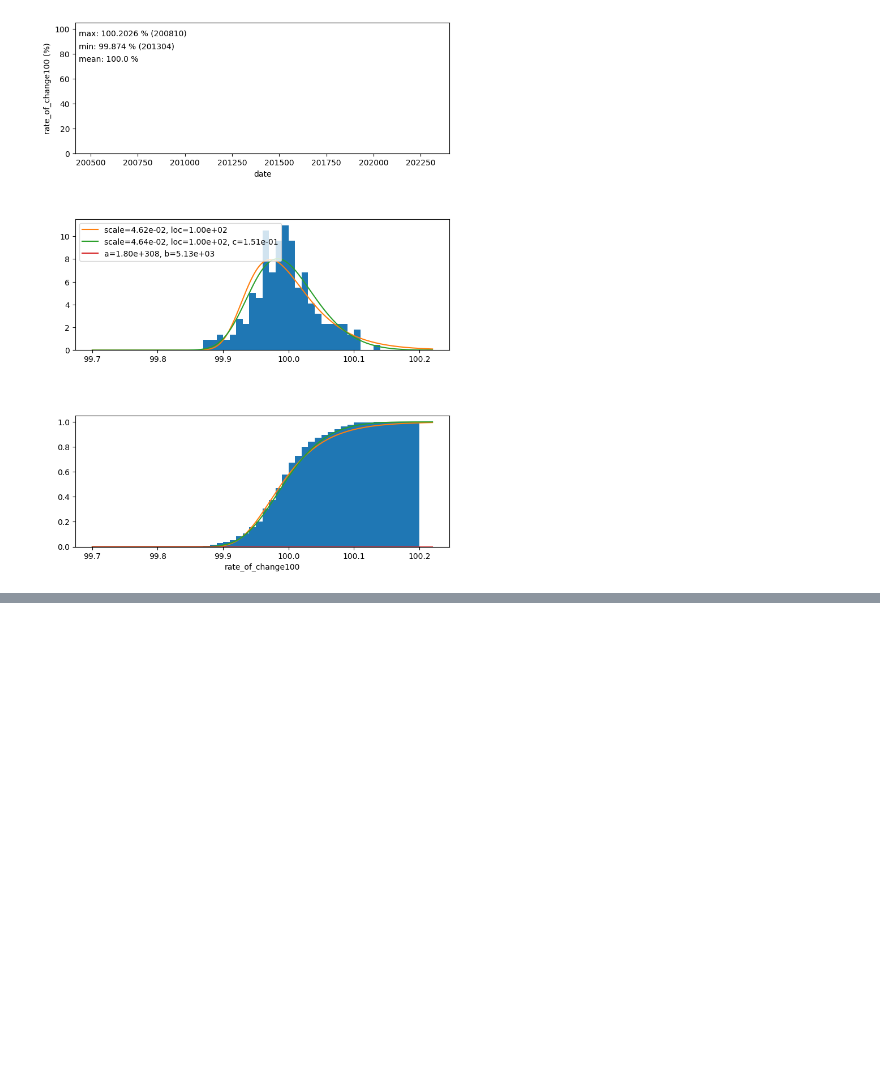
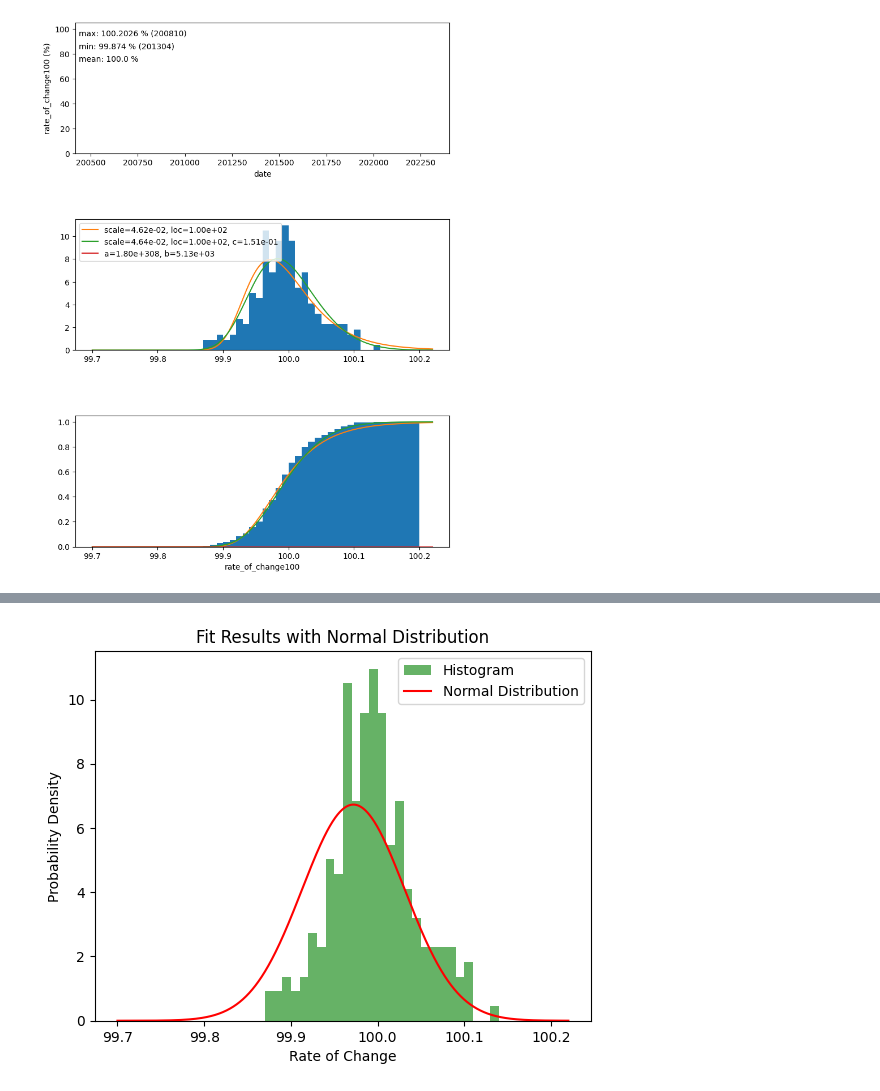
Before and after one commit to TomoharuKurosu/Tomoaharu_Kurosu_2023, a Jupyter notebook: 100年に一度_株価変化率.ipynb, the cells around one changed output, grey strips where cells are left out. Saved outputs shown, nothing was run; the diff lists cells and outputs as text; code cells hidden in the pictures; blank space fills up the shorter version.

```diff
--- a/100年に一度_株価変化率.ipynb
+++ b/100年に一度_株価変化率.ipynb
@@ -564,0 +622,30 @@ plt.savefig(out_fig_path, transparent=False)
+# %%
+#正規分布　試し
+import matplotlib.pyplot as plt
+import numpy as np
+import scipy.stats as ss
+
+# rate_of_change100データから正規分布のパラメータを推定
+loc_gumbel, scale_gumbel = ss.gumbel_r.fit(rate_of_change100, method='MLE')
+
+# 正規分布の平均と標準偏差に変換
+mean_normal = loc_gumbel
+std_normal = scale_gumbel * np.pi / np.sqrt(6)
+
+# 正規分布の確率密度関数を生成
+#正規x = np.linspace(min(rate_of_change100), max(rate_of_change100), 1000)
+x = np.linspace(99.7, 0.01*(int(rate_of_change100.max()/0.01) + 2), 20*int((rate_of_change100.max()-99.7)/0.01) + 1)
+pdf_normal = ss.norm.pdf(x, mean_normal, std_normal)
+
+# rate_of_change100のヒストグラムと正規分布の確率密度関数を描画
+plt.hist(rate_of_change100, bins=bins, density=True, alpha=0.6, color='g', label='Histogram')
+plt.plot(x, pdf_normal, 'r', label='Normal Distribution')
+
+plt.title('Fit Results with Normal Distribution')
+plt.xlabel('Rate of Change')
+plt.ylabel('Probability Density')
+plt.legend()
+
+plt.show()
+# %% [output]
+[figure, added]
```
Also changed, not shown: parts of 2 cells of this notebook.
